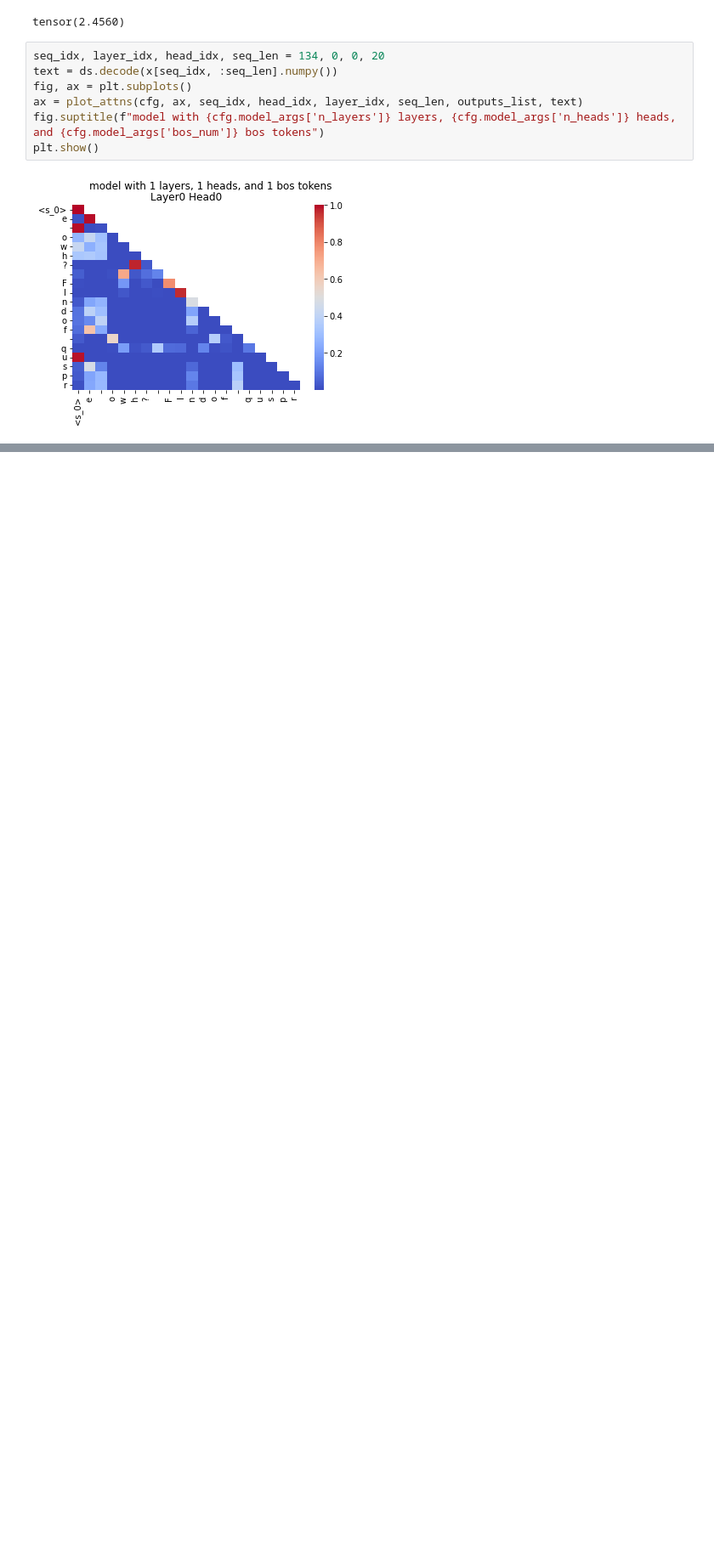
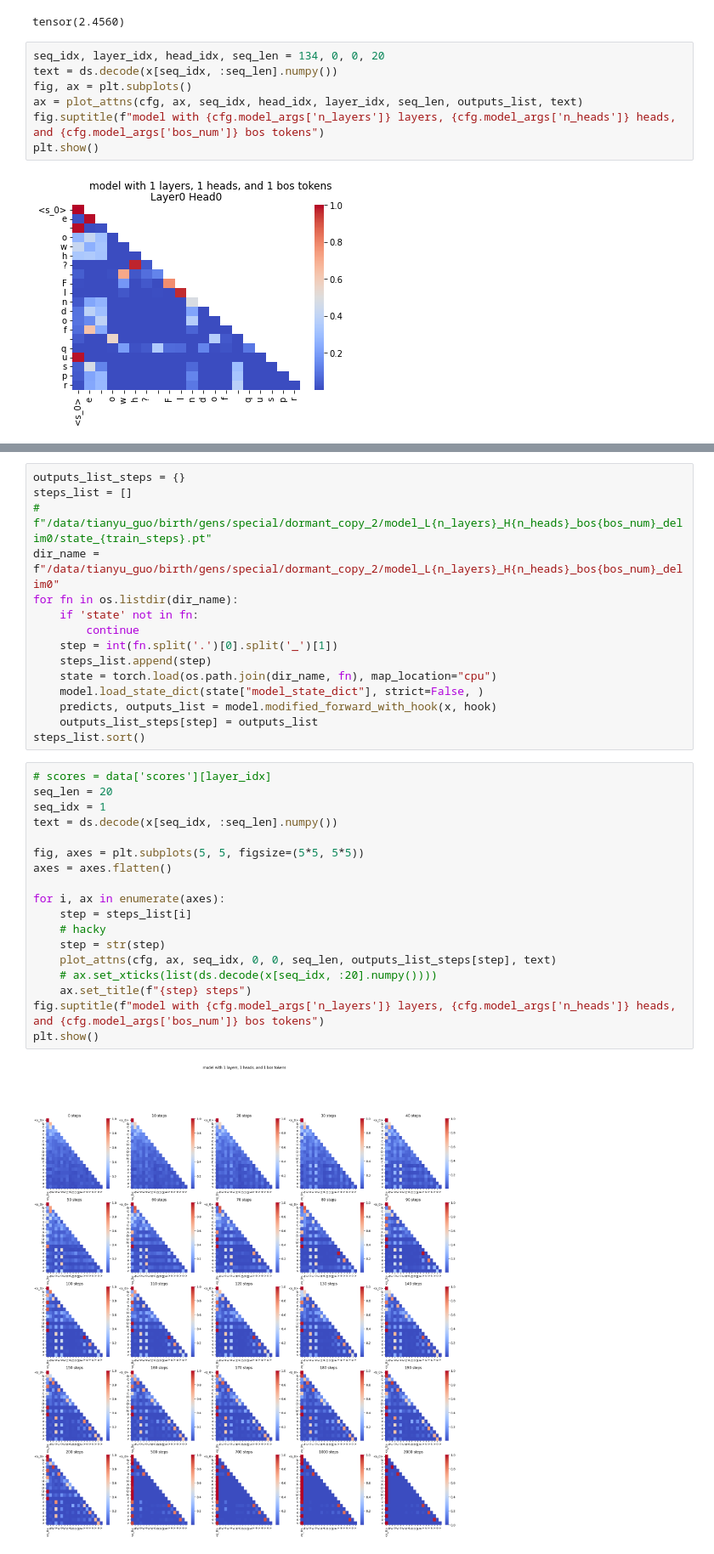
Before and after one commit to GuoTianYu2000/transformer-birth, a Jupyter notebook: plot_special.ipynb, the cells around one changed output, grey strips where cells are left out. Shown at 85% size. Saved outputs shown, nothing was run; the diff lists cells and outputs as text; blank space fills up the shorter version.

```diff
--- a/plot_special.ipynb
+++ b/plot_special.ipynb
@@ -237,0 +324,35 @@ plt.show()
+# %%
+outputs_list_steps = {}
+steps_list = []
+# f"/data/tianyu_guo/birth/gens/special/dormant_copy_2/model_L{n_layers}_H{n_heads}_bos{bos_num}_delim0/state_{train_steps}.pt"
+dir_name = f"/data/tianyu_guo/birth/gens/special/dormant_copy_2/model_L{n_layers}_H{n_heads}_bos{bos_num}_delim0"
+for fn in os.listdir(dir_name):
+    if 'state' not in fn:
+        continue
+    step = int(fn.split('.')[0].split('_')[1])
+    steps_list.append(step)
+    state = torch.load(os.path.join(dir_name, fn), map_location="cpu")
+    model.load_state_dict(state["model_state_dict"], strict=False, )
+    predicts, outputs_list = model.modified_forward_with_hook(x, hook)
+    outputs_list_steps[step] = outputs_list
+steps_list.sort()
+# %%
+# scores = data['scores'][layer_idx]
+seq_len = 20
+seq_idx = 1
+text = ds.decode(x[seq_idx, :seq_len].numpy())
+
+fig, axes = plt.subplots(5, 5, figsize=(5*5, 5*5))
+axes = axes.flatten()
+
+for i, ax in enumerate(axes):
+    step = steps_list[i]
+    # hacky
+    step = str(step)
+    plot_attns(cfg, ax, seq_idx, 0, 0, seq_len, outputs_list_steps[step], text)
+    # ax.set_xticks(list(ds.decode(x[seq_idx, :20].numpy())))
+    ax.set_title(f"{step} steps")
+fig.suptitle(f"model with {cfg.model_args['n_layers']} layers, {cfg.model_args['n_heads']} heads, and {cfg.model_args['bos_num']} bos tokens")
+plt.show()
+# %% [output]
+[figure, added]
```
Also changed, not shown: parts of 23 cells of this notebook, 1 other file.
